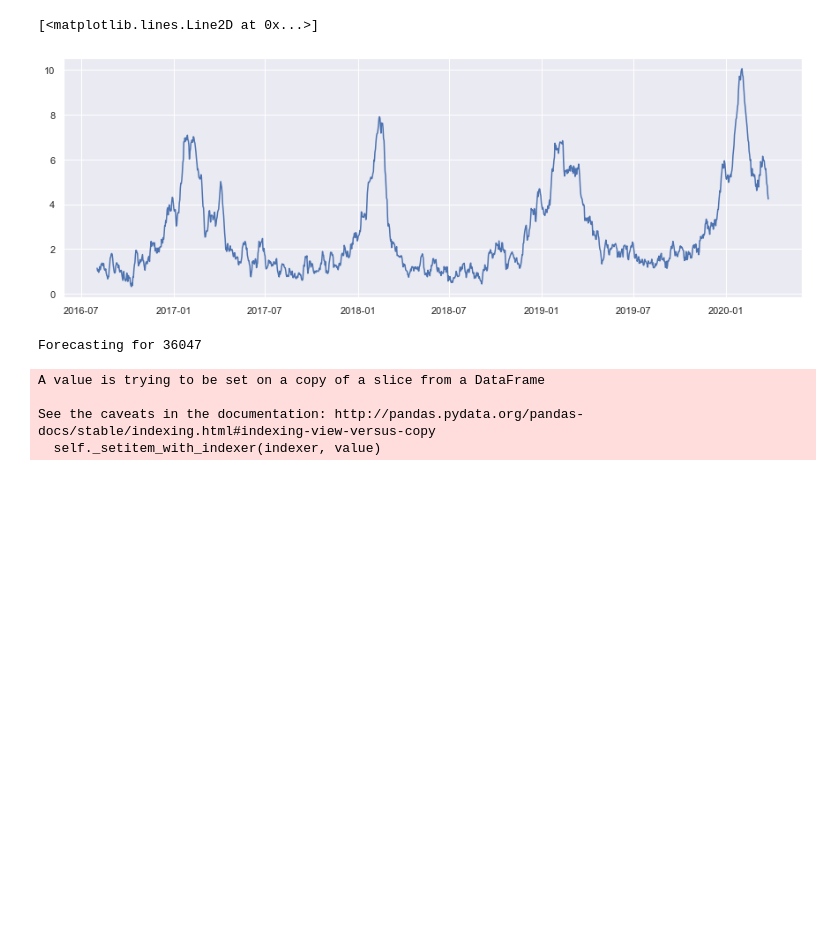
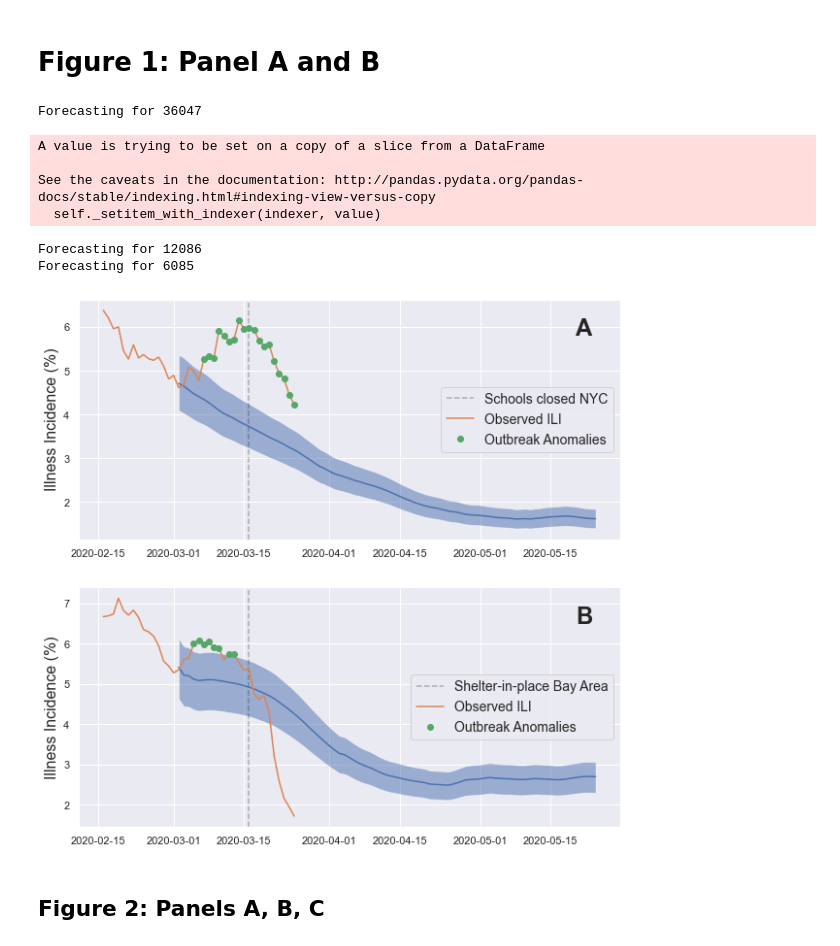
Before and after one commit to kinsahealth/therm_anomaly_detection, a Jupyter notebook: Brooklyn_SantaClara_examples.ipynb, the cells around one changed output. Saved outputs shown, nothing was run; the diff lists cells and outputs as text; code cells hidden in the pictures; blank space fills up the shorter version.

```diff
--- a/Brooklyn_SantaClara_examples.ipynb
+++ b/Brooklyn_SantaClara_examples.ipynb
@@ -39,4 +39,6 @@ def run_anomalies(df, run_date, social_mod=None,
     forcs_df['anomaly_diff'] = forcs_df['anomaly_diff'].fillna(0)
 
     return forcs_df
+# %% [markdown]
+# Figure 1: Panel A and B
 # %%
@@ -46,14 +56,50 @@ bk_df['ds'] = pd.to_datetime(bk_df['ds'])
-# %%
-plt.figure(figsize=(15, 5))
-plt.plot(bk_df['ds'], bk_df['percent_ill'])
-# %% [output]
-[<matplotlib.lines.Line2D at 0x...>]
-[figure, removed]
 # %%
 bk100 = run_anomalies(bk_df, ['2020-03-01'], simulations=100)
+md100 = run_anomalies(md_df, ['2020-03-01'], simulations=100)
+sc100 = run_anomalies(sc_df, ['2020-03-01'], simulations=100)
 # %% [output]
 Forecasting for 36047
 A value is trying to be set on a copy of a slice from a DataFrame
 
 See the caveats in the documentation: http://pandas.pydata.org/pandas-docs/stable/indexing.html#indexing-view-versus-copy
   self._setitem_with_indexer(indexer, value)
+Forecasting for 12086
+Forecasting for 6085
+# %%
+sub_bk = bk100[bk100.ds > '2020-02-15'].copy()
+sub_bk.sort_values('ds', inplace=True)
+
+sub_md = md100[md100.ds > '2020-02-15'].copy()
+sub_md.sort_values('ds', inplace=True)
+
+sub_md = sc100[sc100.ds > '2020-02-15'].copy()
+sub_md.sort_values('ds', inplace=True)
+
+# Figure 1: subplots A and B
+fig, ax = plt.subplots(2, 1, figsize=(10, 10))
+
+# Panel A: Brookly, NY Anomaly Detection
+ax[0].axvline(pd.to_datetime('2020-03-16'), color='k', linestyle='--', alpha=0.3, label='Schools closed NYC')
+ax[0].fill_between(sub_bk.ds, sub_bk['97.5%'], sub_bk['2.5%'], alpha=0.5)
+ax[0].plot(sub_bk.ds, sub_bk['50%'], label='')
+ax[0].plot(sub_bk.ds, sub_bk.percent_ill, label='Observed ILI')
+ax[0].plot(sub_bk.ds, sub_bk.anomaly_ili, '.', ms=12, label='Outbreak Anomalies')
+
+# Panel b: Miami Dade, FL Anomaly Detection
+ax[1].axvline(pd.to_datetime('2020-03-16'), color='k', linestyle='--', alpha=0.3, label='Shelter-in-place Bay Area')
+ax[1].fill_between(sub_md.ds, sub_md['97.5%'], sub_md['2.5%'], alpha=0.5)
+ax[1].plot(sub_md.ds, sub_md['50%'], label='')
+ax[1].plot(sub_md.ds, sub_md.percent_ill, label='Observed ILI')
+ax[1].plot(sub_md.ds, sub_md.anomaly_ili, '.', ms=12, label='Outbreak Anomalies')
+
+ax[0].set_ylabel('Illness Incidence (%)', fontsize=16)
+ax[1].set_ylabel('Illness Incidence (%)', fontsize=16)
+ax[0].legend(fontsize=14, loc='center right')
+ax[1].legend(fontsize=14, loc='center right')
+ax[0].text(pd.to_datetime('2020-05-20'), 5.8, 'A', fontsize=24, fontweight='bold')
+ax[1].text(pd.to_datetime('2020-05-20'), 6.5, 'B', fontsize=24, fontweight='bold')
+plt.savefig('Fig1AB.png', dpi=300)
+# %% [output]
+[figure, added]
+# %% [markdown]
+## Figure 2: Panels A, B, C
```
Also changed, not shown: parts of 23 cells of this notebook.
